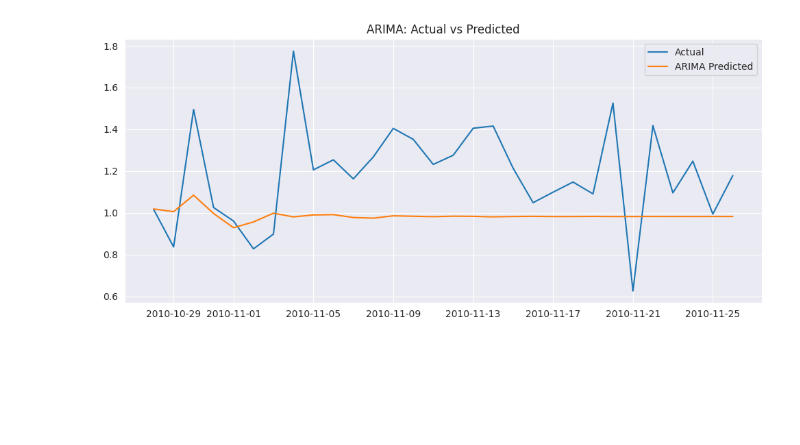
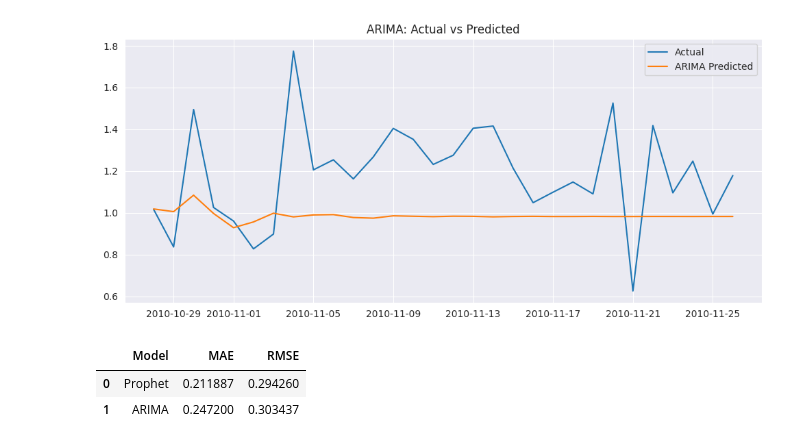
Before and after one commit to ShahanV/powercast-ai, a Jupyter notebook: notebooks/Powercast_AI.ipynb, the cells around one changed output. Saved outputs shown, nothing was run; the diff lists cells and outputs as text; code cells hidden in the pictures; blank space fills up the shorter version.

Commit message:
Add Prophet vs ARIMA performance comparison

```diff
--- a/notebooks/Powercast_AI.ipynb
+++ b/notebooks/Powercast_AI.ipynb
@@ -386,3 +386,15 @@ plt.title("ARIMA: Actual vs Predicted")
 plt.show()
 # %% [output]
 [figure]
+# %%
+comparison = pd.DataFrame({
+    "Model": ["Prophet", "ARIMA"],
+    "MAE": [mae, mae_arima],
+    "RMSE": [rmse, rmse_arima]
+})
+
+comparison
+# %% [output]
+|  | Model | MAE | RMSE |
+| 0 | Prophet | 0.211887 | 0.294260 |
+| 1 | ARIMA | 0.247200 | 0.303437 |
```
Also changed, not shown: parts of 1 cell of this notebook.
